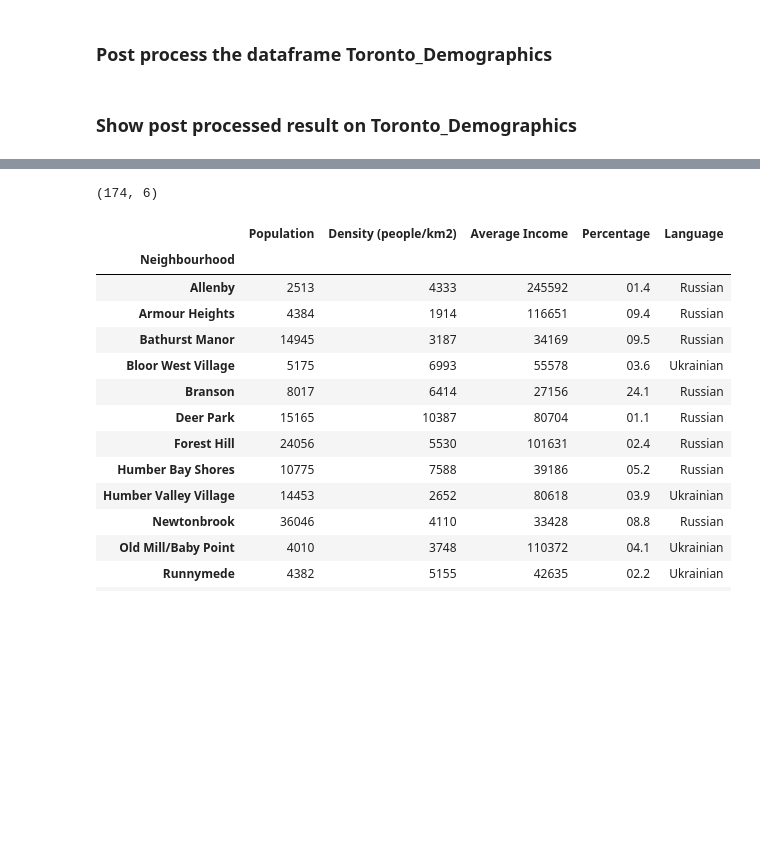
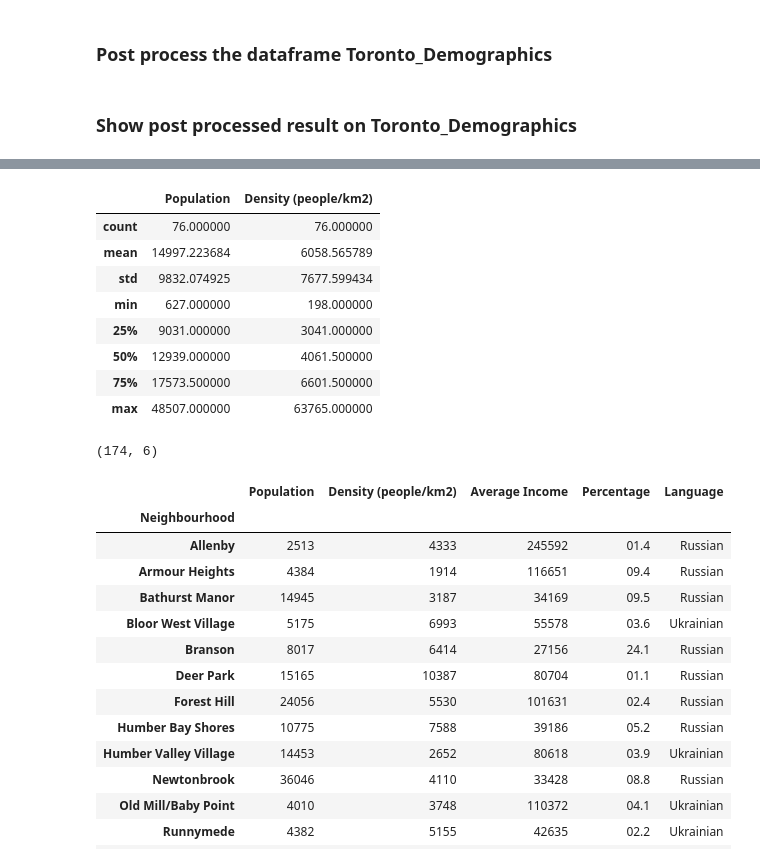
Before and after one commit to unixdev0/DataScience, a Jupyter notebook: IBM-Applied-Data-Science-Capstone.ipynb, the cells around one changed output, grey strips where cells are left out. Drawn from its saved outputs; the diff is of its cells as text; code cells hidden in the pictures; blank space fills up the shorter version.

```diff
--- a/IBM-Applied-Data-Science-Capstone.ipynb
+++ b/IBM-Applied-Data-Science-Capstone.ipynb
@@ -444,6 +444,18 @@ Toronto_Demographics.head(10)
 | 8 | Bathurst Manor | 14945 | 3187 | 34169 | 09.5 | Russian |
 | 9 | Bay Street Corridor | 4787 | 43518 | 40598 | 09.6 | Mandarin |
 | 10 | Bayview Village | 12280 | 2966 | 46752 | 08.4 | Cantonese |
+# %%
+Toronto_Demographics.describe()
+# %% [output]
+|  | Population | Density (people/km2) |
+| count | 76.000000 | 76.000000 |
+| mean | 14997.223684 | 6058.565789 |
+| std | 9832.074925 | 7677.599434 |
+| min | 627.000000 | 198.000000 |
+| 25% | 9031.000000 | 3041.000000 |
+| 50% | 12939.000000 | 4061.500000 |
+| 75% | 17573.500000 | 6601.500000 |
+| max | 48507.000000 | 63765.000000 |
 # %%
 Toronto_Demographics.shape
 # %% [output]
```
Also changed, not shown: 2 other files.
